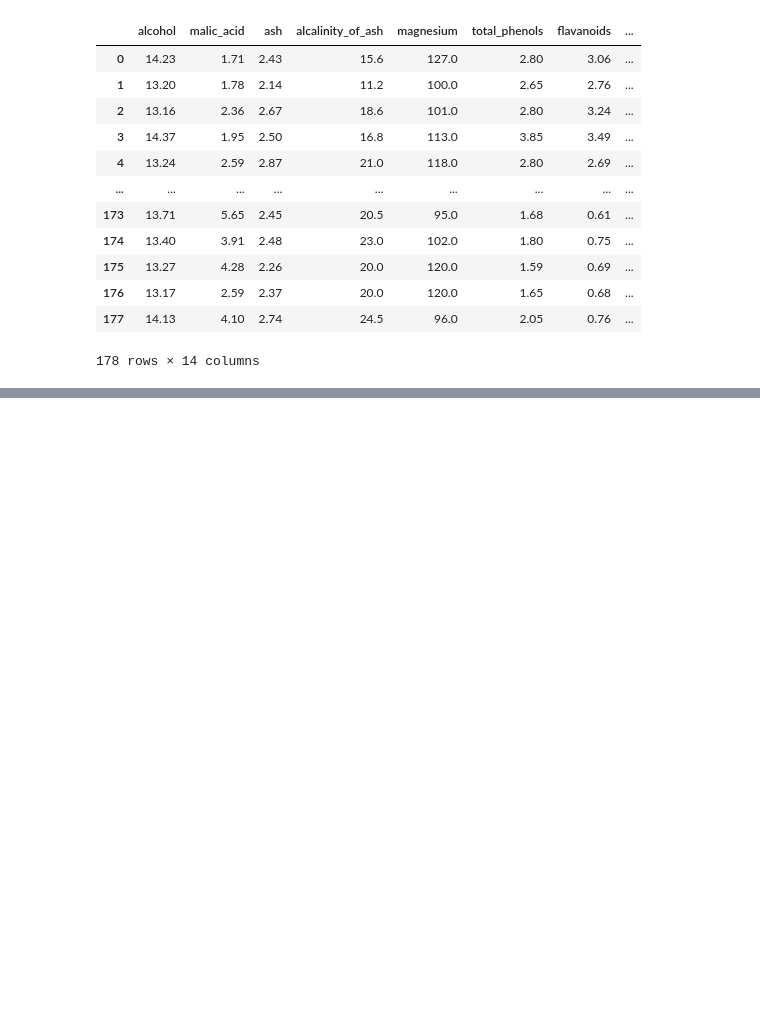
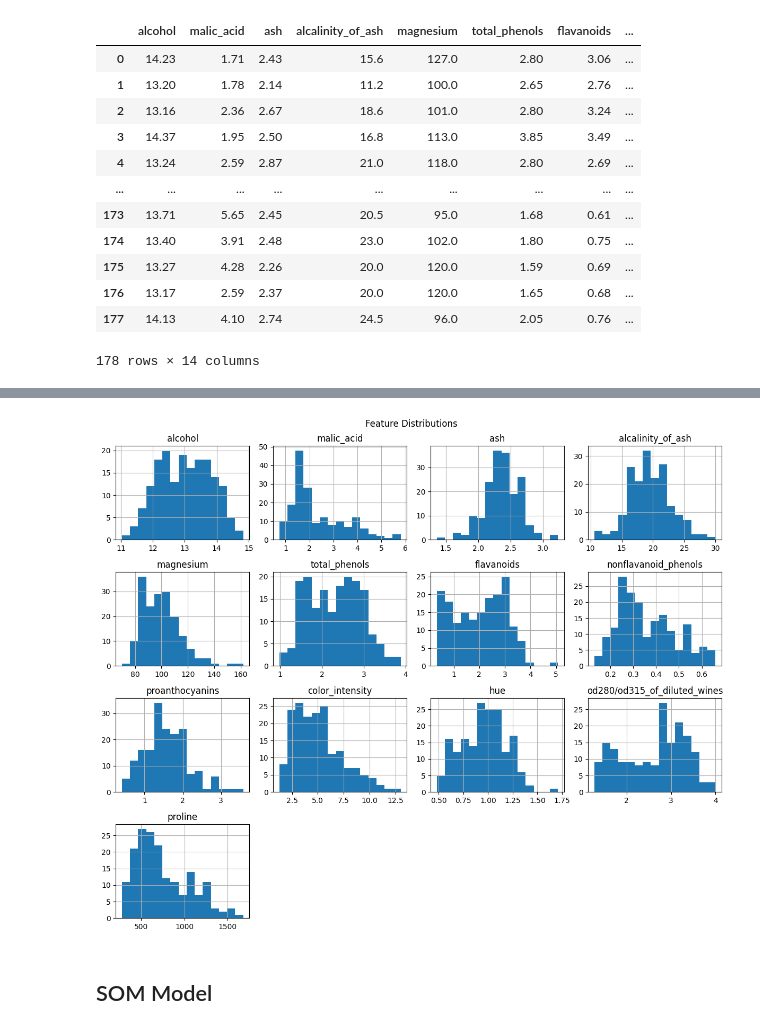
Before and after one commit to bhakuni27/Deep-Learning-Models, a Jupyter notebook: DL_Models/SOM/som_notebook.ipynb, the cells around one changed output, grey strips where cells are left out. Drawn from its saved outputs; the diff is of its cells as text; code cells hidden in the pictures; blank space fills up the shorter version.

```diff
--- a/DL_Models/SOM/som_notebook.ipynb
+++ b/DL_Models/SOM/som_notebook.ipynb
@@ -47,0 +95,10 @@ df
+# %%
+# Plot histograms for all features
+df.drop('Target', axis=1).hist(figsize=(12, 10), bins=15)
+plt.suptitle('Feature Distributions')
+plt.tight_layout()
+plt.show()
+# %% [output]
+[figure, added]
+# %% [markdown]
+## SOM Model
```
Also changed, not shown: parts of 7 cells of this notebook.
